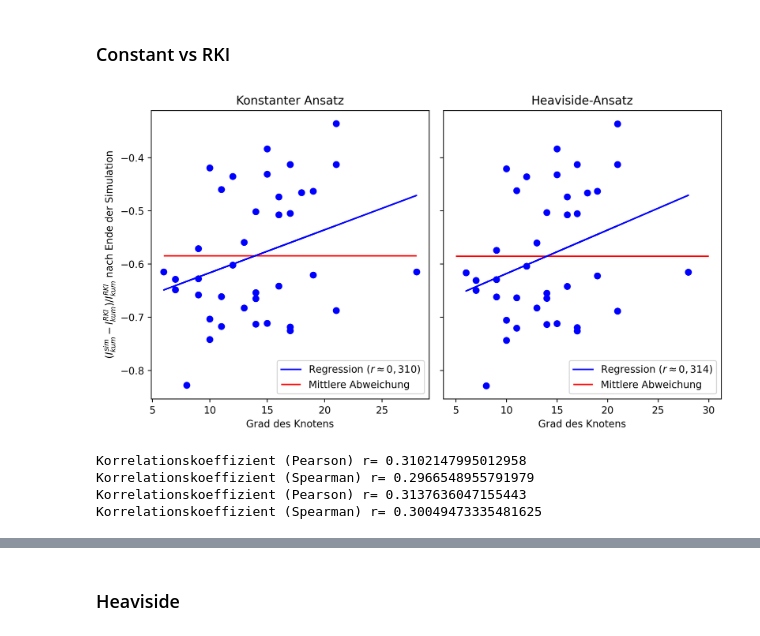
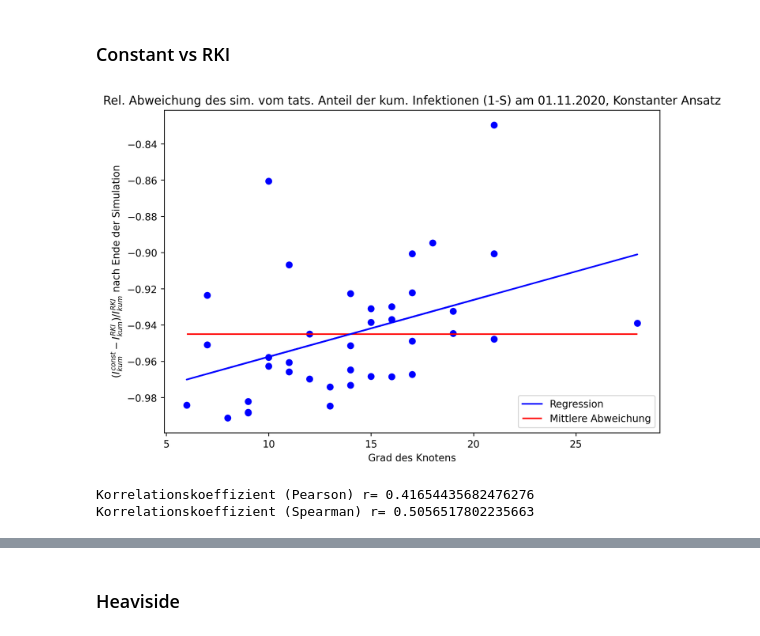
Before and after one commit to torbensun/Modeling-Of-Epidemics-With-Compartmental-And-Network-Models, a Jupyter notebook: Project.ipynb, the cells around one changed output, grey strips where cells are left out. Cells and saved outputs as stored; diff of their text form; code cells hidden in the pictures.

```diff
--- a/Project.ipynb
+++ b/Project.ipynb
@@ -101,15 +97,15 @@ class Data:
 # %%
 
 
-def function_of_system(timestep, functions,  data, methode, t0):
+def function_of_system(timestep, functions,  data, method, t0):
     """Function to calculate the time derivatives of the dynamic SIRD modell with commuters. This function uses multiple approachs for different variant of the system based on prior assumptions.
 
         Args:
             functions (array): array with the functions that define the system of equations. Structure [S_1, ... , S_n, I_1, .... , I_n, R_1, ... , R_n, D_1, ... , D_n]
             timestep (float): time of timestep. t=1 is 1 day
             data (class): the class with the relevant data
-            methode (string): dictates what methode is to be used. The choices are "constant", "heaviside"
-            t0 (array): array with len = 3 filled with times at which the heaviside functions in the "heaviside" methode switch.
+            method (string): dictates what method is to be used. The choices are "constant", "heaviside"
+            t0 (array): array with len = 3 filled with times at which the heaviside functions in the "heaviside" method switch.
                 Note: all values of t0 have to be between 0 and 1.
 
         Returns:
@@ -132,7 +128,7 @@ def function_of_system(timestep, functions,  data, methode, t0):
 
     tt = 0.6
 
-    if methode == "constant":
+    if method == "constant":
 
         # the for loop to fill dfuncdt
 
@@ -156,7 +152,7 @@ def function_of_system(timestep, functions,  data, methode, t0):
     # ------------------------------------
 
 
-    elif methode == "heaviside":
+    elif method == "heaviside":
 
 
         # the for loop to fill dfuncdt
@@ -187,8 +183,8 @@ def function_of_system(timestep, functions,  data, methode, t0):
 
 
 # Function for using scipy.integrate.odeint, as the arguments are switched
-def system_function(functions, timestep, data, methode, t0):
-    return function_of_system(timestep, functions, data, methode, t0)
+def system_function(functions, timestep, data, method, t0):
+    return function_of_system(timestep, functions, data, method, t0)
 # %%
 dimension = 38
 a =  np.loadtxt("./Internal Data/initial_data.txt")
@@ -643,75 +643,41 @@ for i in range(38):
 # %%
 #We are interested in the cumulative amount of infected (1-S) at the end of the observed time interval:
 
-RKI_data = np.load("Internal Data/timeline.npy")
+RKI_data = np.load("Internal Data/rki_region_compartment_distribution38.npy")
 
 # Compilation
 
 diff_cum_I_final_c = np.zeros(38)
 RKI=np.zeros(38)
 for i in range(38):
     diff_cum_I_final_c[i] = -(1-RKI_data[i][0][-1]) + (1-sol_38.y[i][-1])
     RKI[i] = (1-RKI_data[i][0][-1])
 avg_diff_cum_I_final_c=np.mean(diff_cum_I_final_c/RKI)
 
-# Compilation
-
-diff_cum_I_final_h = np.zeros(38)
-RKI=np.zeros(38)
-for i in range(38):
-    diff_cum_I_final_h[i] = -(1-RKI_data[i][0][-1]) + (1-sol1_38.y[i][-1])
-    RKI[i] = (1-RKI_data[i][0][-1])
-avg_diff_cum_I_final_h=np.mean(diff_cum_I_final_h/RKI)
-
-# Regression
-
-def fh(x, a, b):
-	return a*x+b
-p0 = [0, 0.1]
-fith, errh = opt.curve_fit(fh, degree_dist, diff_cum_I_final_h/RKI, p0)
-
-
 # Regression
 
 def fc(x, a, b):
 	return a*x+b
 p0 = [0, 0.1]
 fitc, errc = opt.curve_fit(fc, degree_dist, diff_cum_I_final_c/RKI, p0)
 
-fig_ges, axs=plt.subplots(1,2,figsize=(9,5),dpi=250,sharey=True, tight_layout=True)
-axs[0].set_title("Konstanter Ansatz")
-axs[0].set_xlabel('Grad des Knotens')
-axs[0].set_ylabel(r"$(I_{kum}^{sim}-I_{kum}^{RKI})/I_{kum}^{RKI}$ nach Ende der Simulation")
-axs[0].scatter(degree_dist,diff_cum_I_final_c/RKI,marker='o',color='blue')
-axs[0].plot(degree_dist, [fc(d, *fitc) for d in degree_dist], label=r"Regression ($r\approx0,310$)",color='blue')
-axs[0].hlines(avg_diff_cum_I_final_c,6,28,color='red',label='Mittlere Abweichung')
-axs[0].legend(loc='lower right')
-
-#plt.title("Rel. Abweichung des sim. vom tats. Anteil der kum. Infektionen (1-S) am 01.11.2020, Heaviside-Ansatz")
-axs[1].set_xlabel('Grad des Knotens')
-axs[1].set_title("Heaviside-Ansatz")
-#plt.ylabel(r"$(I_{kum}^{heavi}-I_{kum}^{RKI})/I_{kum}^{RKI}$ nach Ende der Simulation")
-axs[1].scatter(degree_dist,diff_cum_I_final_h/RKI,marker='o',color='blue')
-axs[1].hlines(avg_diff_cum_I_final_h,5,30,color='red',label='Mittlere Abweichung')
-axs[1].plot(degree_dist, [fh(d, *fith) for d in degree_dist], label=r"Regression ($r\approx0,314$)",color='blue')
-axs[1].legend(loc='lower right')
-
-plt.savefig("Media/Boundaries/Boundaries_38_degree_dist_c+h.pdf")
+plt.figure(figsize=(9,6),dpi=250)
+plt.title("Rel. Abweichung des sim. vom tats. Anteil der kum. Infektionen (1-S) am 01.11.2020, Konstanter Ansatz")
+plt.xlabel('Grad des Knotens')
+plt.ylabel(r"$(I_{kum}^{const}-I_{kum}^{RKI})/I_{kum}^{RKI}$ nach Ende der Simulation")
+plt.scatter(degree_dist,diff_cum_I_final_c/RKI,marker='o',color='blue')
+plt.plot(degree_dist, [fc(d, *fitc) for d in degree_dist], label="Regression",color='blue')
+plt.hlines(avg_diff_cum_I_final_c,6,28,color='red',label='Mittlere Abweichung')
+plt.legend(loc='lower right')
+plt.savefig("Media/Boundaries/Boundaries_38_degree_dist_c.pdf")
 # %% [output]
-[figure, old version]
+[figure, new version]
 # %%
 from scipy import stats
-r_c_p=stats.pearsonr(degree_dist,diff_cum_I_final_c/RKI)[0]
-r_c_s=stats.spearmanr(degree_dist,diff_cum_I_final_c/RKI)[0]
-print("Korrelationskoeffizient (Pearson) r=",r_c_p)
-print("Korrelationskoeffizient (Spearman) r=",r_c_s)
-
-r_h_p=stats.pearsonr(degree_dist,diff_cum_I_final_h/RKI)[0]
-r_h_s=stats.spearmanr(degree_dist,diff_cum_I_final_h/RKI)[0]
+r_h_p=stats.pearsonr(degree_dist,diff_cum_I_final_c/RKI)[0]
+r_h_s=stats.spearmanr(degree_dist,diff_cum_I_final_c/RKI)[0]
 print("Korrelationskoeffizient (Pearson) r=",r_h_p)
 print("Korrelationskoeffizient (Spearman) r=",r_h_s)
 # %% [output]
-Korrelationskoeffizient (Pearson) r= 0.3102147995012958
-Korrelationskoeffizient (Spearman) r= 0.2966548955791979
-Korrelationskoeffizient (Pearson) r= 0.3137636047155443
-Korrelationskoeffizient (Spearman) r= 0.30049473335481625
+Korrelationskoeffizient (Pearson) r= 0.41654435682476276
+Korrelationskoeffizient (Spearman) r= 0.5056517802235663
```
Also changed, not shown: parts of 10 cells of this notebook, 1 other file.
